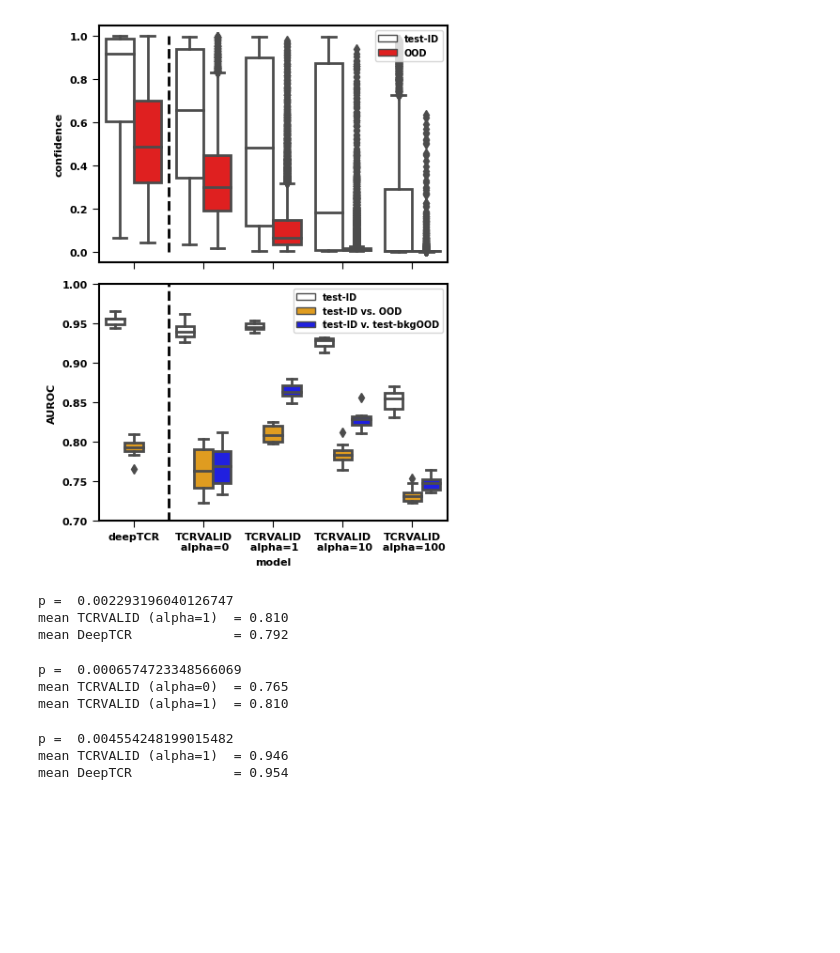
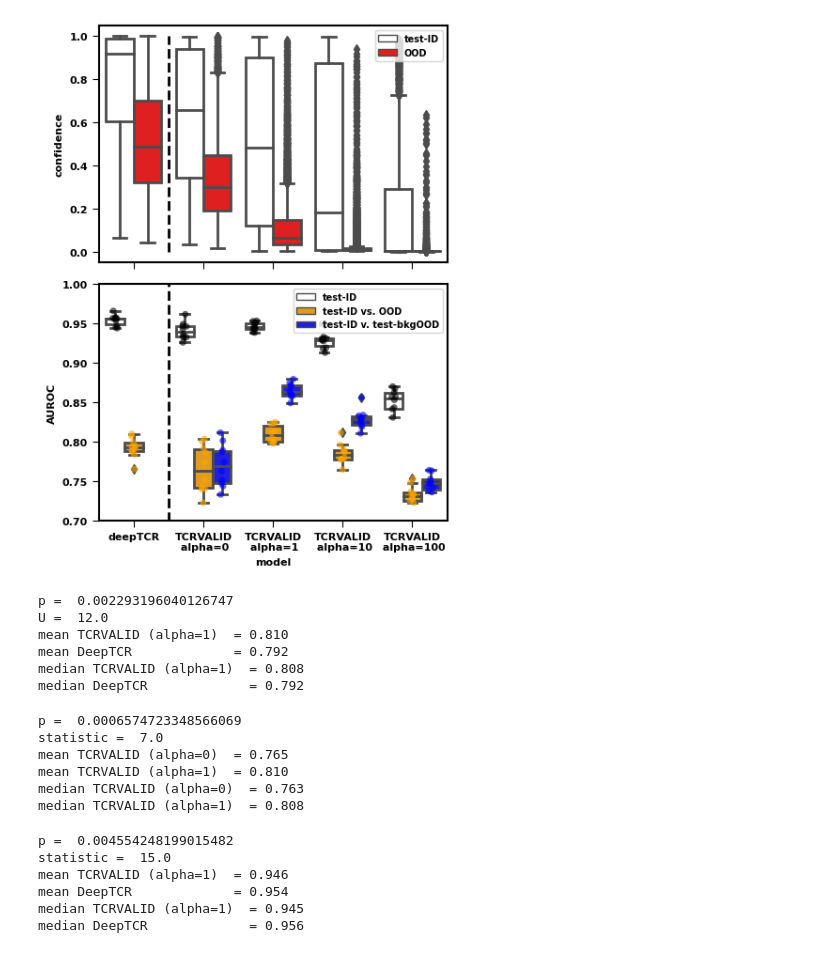
Before and after one commit to peterghawkins-regn/tcrvalid, a Jupyter notebook: notebooks/plot_classification_results.ipynb, the cells around one changed output. Drawn from its saved outputs; the diff is of its cells as text; code cells hidden in the pictures; blank space fills up the shorter version.

Commit message:
dots in box plots

```diff
--- a/notebooks/plot_classification_results.ipynb
+++ b/notebooks/plot_classification_results.ipynb
@@ -103,6 +103,7 @@ g = sns.boxplot(
     palette={'test-ID':'w','OOD':'r'},
     ax=ax1
 )
+
 ax1.plot([0.5,0.5],[0,1],'k--')
 
 g.legend(loc='upper right', fontsize=7)
@@ -119,79 +120,126 @@ palette = {
     'test-ID':'w',
     'test-ID vs. OOD':'orange',
     'test-ID v. test-bkgOOD':'b'
 }
+palette2 = {
+    'test-ID':'k',
+    'test-ID vs. OOD':'orange',
+    'test-ID v. test-bkgOOD':'b'
+}
 g2 = sns.boxplot(
     data = df_rocs,
     x = 'model',
     hue = 'roc_type',
     hue_order = hue_order,
     palette=palette,
     y = 'roc',
     color='r',
     ax=ax2
 )
+
+gg2 = sns.stripplot(
+    data = df_rocs,
+    x = 'model',
+    hue = 'roc_type',
+    hue_order = hue_order,
+    palette=palette2,
+    dodge=True,
+    alpha=0.6,
+    s=5,
+    y = 'roc',
+    color='r',
+    ax=ax2
+)
 g2.legend(loc='upper right', fontsize=7)
+handles, labels = g2.get_legend_handles_labels()
+
+
+ax2.legend(handles[:3], labels[:3], loc='upper right', fontsize=7)
+
+
 ax2.plot([0.5,0.5],[0,1],'k--')
 ax2.set_ylim([0.7,1.0])
 ax2.set_ylabel('AUROC')
 
 for ax in [ax1,ax2]:
     ax.set_xlim([-0.5,4.5])
 
 ax1.set_xticklabels([])
 ax1.set_xlabel('')
 
 plt.tight_layout()
 
 plt.savefig('../results_data/classification_data/conf_AUROC_plot.pdf')
 plt.savefig('../results_data/classification_data/conf_AUROC_plot.png')
 # %% [output]
-[figure, old version]
+[figure, new version]
 # %%
 # Mann-Whitney-U on ID v OOD classification task on 10 fold monte carlo - TCRVALID v DeepTCR
-print('p = ',
-    stats.mannwhitneyu(
+
+thetest = stats.mannwhitneyu(
         df_ood_roc[(df_ood_roc['model']=='deepTCR')].roc,
         df_ood_roc[(df_ood_roc['model']=='TCRVALID\n alpha=1')].roc
-    ).pvalue
-)
+    )
+print('p = ', thetest.pvalue)
+print('U = ', thetest.statistic)
 
 # AUROC means for TCRVALID, DEEPTCR over 10 fold monte carlo for ID v OOD
 print('mean TCRVALID (alpha=1)  = {:.3f}'.format(df_ood_roc[(df_ood_roc['model']=='TCRVALID\n alpha=1')].roc.mean() ))
 print('mean DeepTCR             = {:.3f}'.format(df_ood_roc[(df_ood_roc['model']=='deepTCR')].roc.mean() ))
+
+# AUROC medians for TCRVALID, DEEPTCR over 10 fold monte carlo for ID v OOD
+print('median TCRVALID (alpha=1)  = {:.3f}'.format(df_ood_roc[(df_ood_roc['model']=='TCRVALID\n alpha=1')].roc.median() ))
+print('median DeepTCR             = {:.3f}'.format(df_ood_roc[(df_ood_roc['model']=='deepTCR')].roc.median() ))
 # %% [output]
 p =  0.002293196040126747
+U =  12.0
 mean TCRVALID (alpha=1)  = 0.810
 mean DeepTCR             = 0.792
+median TCRVALID (alpha=1)  = 0.808
+median DeepTCR             = 0.792
 # %%
 # Mann-Whitney-U on ID v OOD classification task on 10 fold monte carlo - TCRVALID alpha 0 vs 1
-print('p = ',
-    stats.mannwhitneyu(
+thetest = stats.mannwhitneyu(
         df_ood_roc[(df_ood_roc['model']=='TCRVALID\n alpha=0')].roc,
         df_ood_roc[(df_ood_roc['model']=='TCRVALID\n alpha=1')].roc
-    ).pvalue
-)
+    )
+print('p = ', thetest.pvalue)
+print('statistic = ', thetest.statistic)
 
 print('mean TCRVALID (alpha=0)  = {:.3f}'.format( df_ood_roc[(df_ood_roc['model']=='TCRVALID\n alpha=0')].roc.mean() ))
 print('mean TCRVALID (alpha=1)  = {:.3f}'.format( df_ood_roc[(df_ood_roc['model']=='TCRVALID\n alpha=1')].roc.mean() ))
+
+print('median TCRVALID (alpha=0)  = {:.3f}'.format( df_ood_roc[(df_ood_roc['model']=='TCRVALID\n alpha=0')].roc.median() ))
+print('median TCRVALID (alpha=1)  = {:.3f}'.format( df_ood_roc[(df_ood_roc['model']=='TCRVALID\n alpha=1')].roc.median() ))
 # %% [output]
 p =  0.0006574723348566069
+statistic =  7.0
 mean TCRVALID (alpha=0)  = 0.765
 mean TCRVALID (alpha=1)  = 0.810
+median TCRVALID (alpha=0)  = 0.763
+median TCRVALID (alpha=1)  = 0.808
 # %%
 # Mann-Whitney-U on ID classification task on 10 fold monte carlo - DeepTCR vs TCRVALID
-print('p = ',
-    stats.mannwhitneyu(
+thetest = stats.mannwhitneyu(
         df_roc[(df_roc['model']=='deepTCR')].roc,
         df_roc[(df_roc['model']=='TCRVALID\n alpha=1')].roc
-    ).pvalue
-)
+    )
+
+print('p = ', thetest.pvalue)
+print('statistic = ', thetest.statistic)
 
 print('mean TCRVALID (alpha=1)  = {:.3f}'.format( df_roc[(df_roc['model']=='TCRVALID\n alpha=1')].roc.mean() ))
 print('mean DeepTCR             = {:.3f}'.format( df_roc[(df_roc['model']=='deepTCR')].roc.mean() ) )
+
+
+print('median TCRVALID (alpha=1)  = {:.3f}'.format( df_roc[(df_roc['model']=='TCRVALID\n alpha=1')].roc.median() ))
+print('median DeepTCR             = {:.3f}'.format( df_roc[(df_roc['model']=='deepTCR')].roc.median() ) )
 # %% [output]
 p =  0.004554248199015482
+statistic =  15.0
 mean TCRVALID (alpha=1)  = 0.946
 mean DeepTCR             = 0.954
+median TCRVALID (alpha=1)  = 0.945
+median DeepTCR             = 0.956
 # %%
 # Mann-Whitney-U on ID classification task on 10 fold monte carlo -  TCRVALID, alpha=0, vs 1
```
Also changed, not shown: parts of 1 cell of this notebook, 2 other files.
